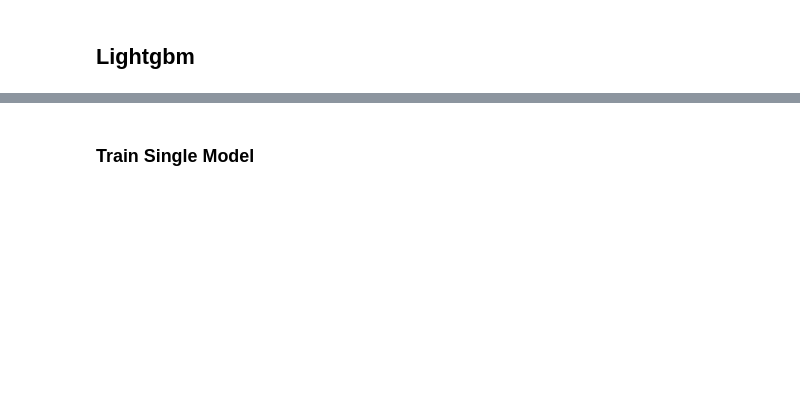
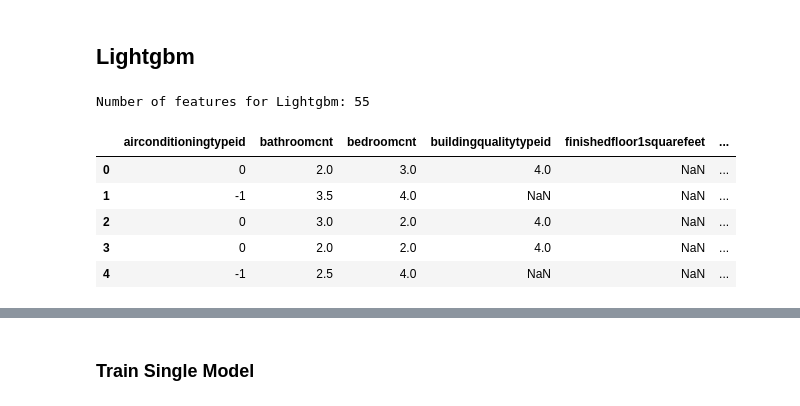
Before and after one commit to Cownic/CE4041, a Jupyter notebook: catboost_lightgbm_stack.ipynb, the cells around one changed output, grey strips where cells are left out. Cells and saved outputs as stored; diff of their text form; code cells hidden in the pictures; blank space fills up the shorter version.

```diff
--- a/catboost_lightgbm_stack.ipynb
+++ b/catboost_lightgbm_stack.ipynb
@@ -92,2 +137,14 @@ submission, pred_2016, pred_2017 = ut.predict_and_export([model], prop_2016, pro
 # %% [markdown]
 ## Lightgbm
+# %%
+lightgbm_features = ut.drop_features(train)
+print("Number of features for Lightgbm: {}".format(len(lightgbm_features.columns)))
+lightgbm_features.head(5)
+# %% [output]
+Number of features for Lightgbm: 55
+|  | airconditioningtypeid | bathroomcnt | bedroomcnt | buildingqualitytypeid | finishedfloor1squarefeet | ... |
+| 0 | 0 | 2.0 | 3.0 | 4.0 | NaN | ... |
+| 1 | -1 | 3.5 | 4.0 | NaN | NaN | ... |
+| 2 | 0 | 3.0 | 2.0 | 4.0 | NaN | ... |
+| 3 | 0 | 2.0 | 2.0 | 4.0 | NaN | ... |
+| 4 | -1 | 2.5 | 4.0 | NaN | NaN | ... |
```
Also changed, not shown: parts of 15 cells of this notebook, 3 other files.
